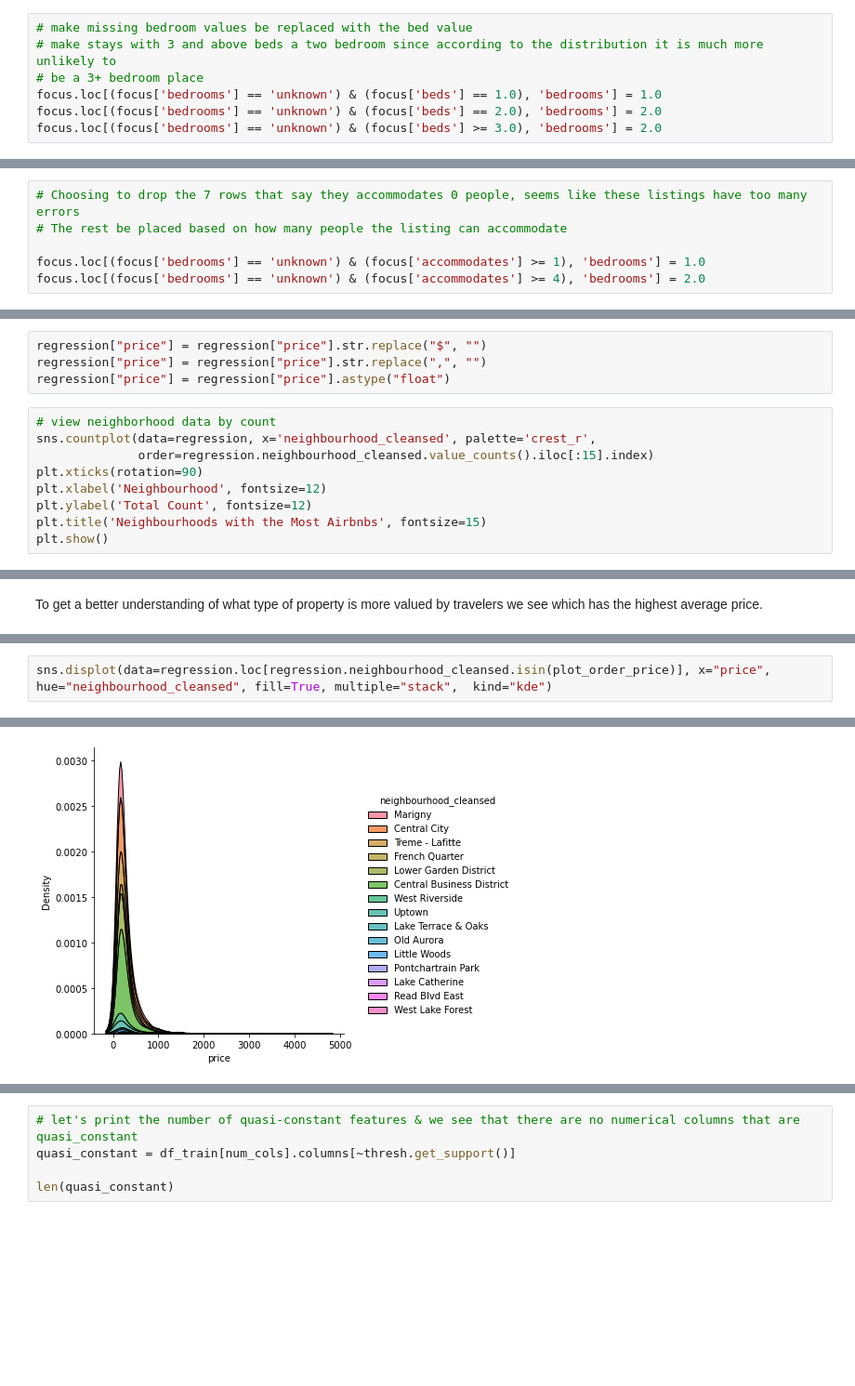
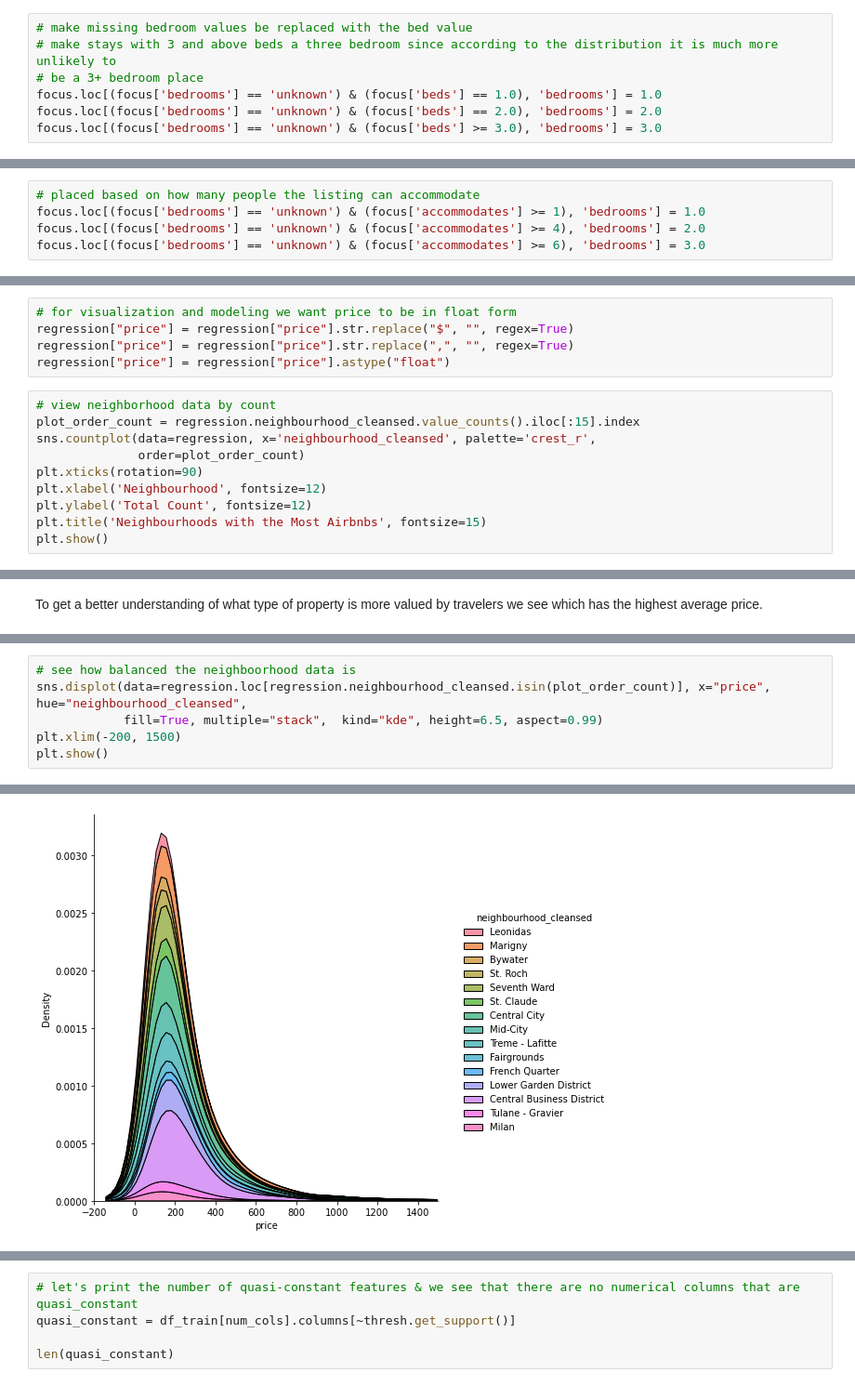
Before and after one commit to rachelfein/capstone, a Jupyter notebook: EDA & Preprocessing.ipynb, the cells around one changed output, grey strips where cells are left out. Shown at 93% size. Drawn from its saved outputs; the diff is of its cells as text; blank space fills up the shorter version.

```diff
--- a/EDA & Preprocessing.ipynb
+++ b/EDA & Preprocessing.ipynb
@@ -285,11 +343,11 @@ The number of beds for the NaN number of bedrooms is the most telling in what to
 focus['bedrooms'].fillna('unknown', inplace=True)
 # %%
 # make missing bedroom values be replaced with the bed value
-# make stays with 3 and above beds a two bedroom since according to the distribution it is much more unlikely to
+# make stays with 3 and above beds a three bedroom since according to the distribution it is much more unlikely to
 # be a 3+ bedroom place
 focus.loc[(focus['bedrooms'] == 'unknown') & (focus['beds'] == 1.0), 'bedrooms'] = 1.0
 focus.loc[(focus['bedrooms'] == 'unknown') & (focus['beds'] == 2.0), 'bedrooms'] = 2.0
-focus.loc[(focus['bedrooms'] == 'unknown') & (focus['beds'] >= 3.0), 'bedrooms'] = 2.0
+focus.loc[(focus['bedrooms'] == 'unknown') & (focus['beds'] >= 3.0), 'bedrooms'] = 3.0
 # %%
 # There are still 30 listings where bedrooms is missing
 focus['bedrooms'].value_counts()
@@ -350,7 +388,6 @@ na_bedroom['accommodates'].value_counts()
 Name: accommodates, dtype: int64
 # %%
-# Choosing to drop the 7 rows that say they accommodates 0 people, seems like these listings have too many errors
-# The rest be placed based on how many people the listing can accommodate
-
+# placed based on how many people the listing can accommodate
 focus.loc[(focus['bedrooms'] == 'unknown') & (focus['accommodates'] >= 1), 'bedrooms'] = 1.0
 focus.loc[(focus['bedrooms'] == 'unknown') & (focus['accommodates'] >= 4), 'bedrooms'] = 2.0
+focus.loc[(focus['bedrooms'] == 'unknown') & (focus['accommodates'] >= 6), 'bedrooms'] = 3.0
@@ -633,11 +693,13 @@ First I will do some light scrubing to make sure all data types are prepared for
 # %%
-regression["price"] = regression["price"].str.replace("$", "")
-regression["price"] = regression["price"].str.replace(",", "")
+# for visualization and modeling we want price to be in float form
+regression["price"] = regression["price"].str.replace("$", "", regex=True)
+regression["price"] = regression["price"].str.replace(",", "", regex=True)
 regression["price"] = regression["price"].astype("float")
 # %%
 # view neighborhood data by count
+plot_order_count = regression.neighbourhood_cleansed.value_counts().iloc[:15].index
 sns.countplot(data=regression, x='neighbourhood_cleansed', palette='crest_r',
-              order=regression.neighbourhood_cleansed.value_counts().iloc[:15].index)
+              order=plot_order_count)
 plt.xticks(rotation=90)
 plt.xlabel('Neighbourhood', fontsize=12)
 plt.ylabel('Total Count', fontsize=12)
@@ -925,3 +966,7 @@ sns.displot(regression, x="review_scores_rating", hue="room_type", fill=True, mu
 # %%
-sns.displot(data=regression.loc[regression.neighbourhood_cleansed.isin(plot_order_price)], x="price", hue="neighbourhood_cleansed", fill=True, multiple="stack",  kind="kde")
+# see how balanced the neighboorhood data is
+sns.displot(data=regression.loc[regression.neighbourhood_cleansed.isin(plot_order_count)], x="price", hue="neighbourhood_cleansed",
+            fill=True, multiple="stack",  kind="kde", height=6.5, aspect=0.99)
+plt.xlim(-200, 1500)
+plt.show()
 # %% [output]
@@ -929 +973 @@ sns.displot(data=regression.loc[regression.neighbourhood_cleansed.isin(plot_orde
-[figure, old version]
+[figure, new version]
```
Also changed, not shown: parts of 214 cells of this notebook, 2 other files.
